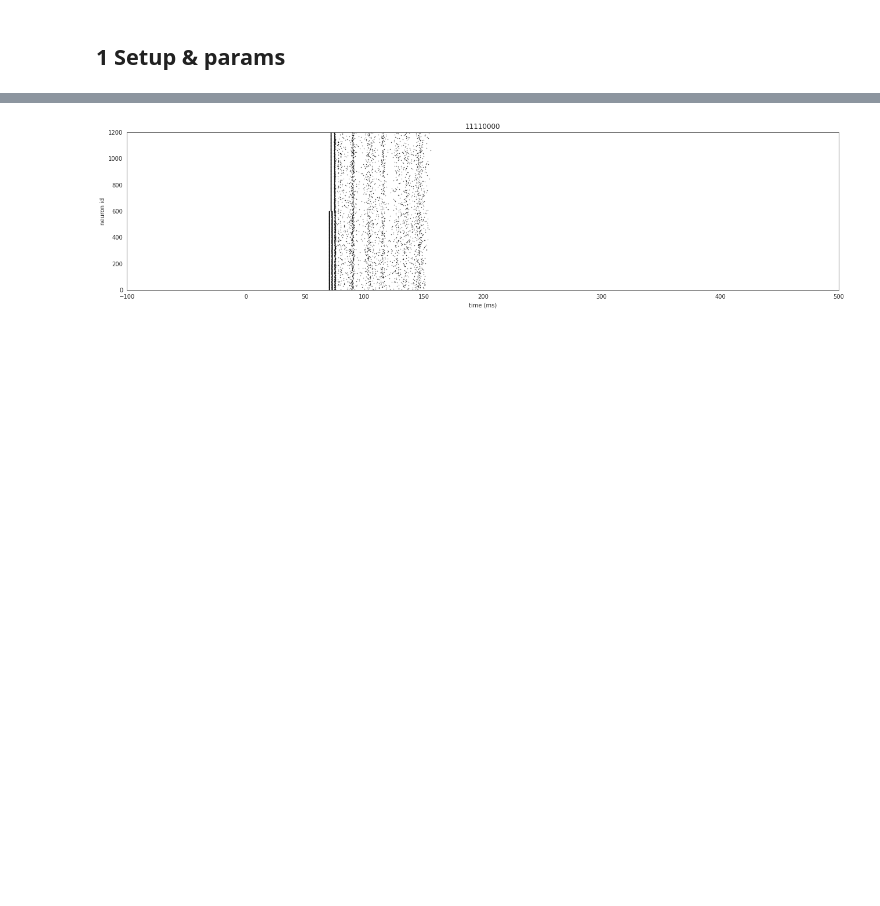
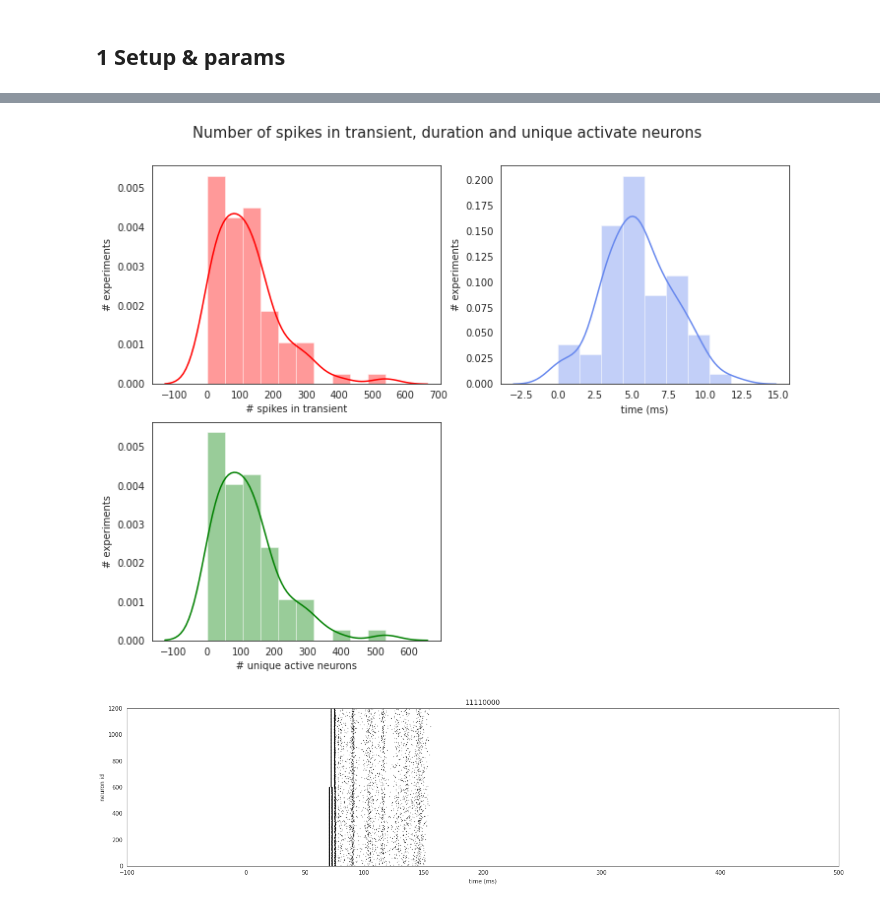
Before and after one commit to daphnecor/Transients, a Jupyter notebook: explore_param_space.ipynb, the cells around one changed output, grey strips where cells are left out. Saved outputs shown, nothing was run; the diff lists cells and outputs as text; code cells hidden in the pictures; blank space fills up the shorter version.

Commit message:
started exploring the param space for leaky conductance

```diff
--- a/explore_param_space.ipynb
+++ b/explore_param_space.ipynb
@@ -183,0 +173,5 @@ plt.ylabel('# experiments');
+# %%
+# set the parameters
+sim_params, neuron_params = set_params(leaky_g=16.)
+# %%
+spike_times_arr, spike_neurons_arr = simulate(patterns,sim_params, neuron_params)
@@ -183,0 +187,3 @@ plt.ylabel('# experiments');
+# %%
+# call function
+num_transient_spikes_arr, transient_duration_arr, total_active_neurons = spoon_out(spike_times_arr,spike_neurons_arr)
@@ -183,0 +194,9 @@ plt.ylabel('# experiments');
+# %%
+# load in dataframe
+numspikes_df = pd.DataFrame(num_transient_spikes_arr, columns=['numspikes'])
+transienttime_df = pd.DataFrame(transient_duration_arr, columns=['transienttime'])
+activeneurons_df = pd.DataFrame(total_active_neurons, columns=['activeneurons'])
+
+# collect in one dataframe
+data = numspikes_df.join([transienttime_df,activeneurons_df])
+data = data.round(2)
@@ -184,3 +219,24 @@ plt.ylabel('# experiments');
+# %%
+fig, axes = plt.subplots(2,2, figsize=(10,8), sharex=False)
+
+sns.distplot(data['numspikes'], ax=axes[0,0], color='r');
+axes[0,0].set_xlabel('# spikes in transient')
+axes[0,0].set_ylabel('# experiments')
+
+sns.distplot(data['transienttime'], ax=axes[0,1]);
+axes[0,1].set_xlabel('time (ms)')
+axes[0,1].set_ylabel('# experiments')
+
+sns.distplot(data['activeneurons'], ax=axes[1,0], color='g');
+axes[1,0].set_xlabel('# unique active neurons')
+axes[1,0].set_ylabel('# experiments')
+
+fig.delaxes(axes[1][1])
+fig.tight_layout()
+fig.subplots_adjust(top=0.91)
+fig.suptitle('Number of spikes in transient, duration and unique activate neurons', size=15);
+# %% [output]
+[figure, added]
 # %%
 for i, pattern in enumerate(patterns):
     # make raster plots
```
Also changed, not shown: parts of 28 cells of this notebook.
